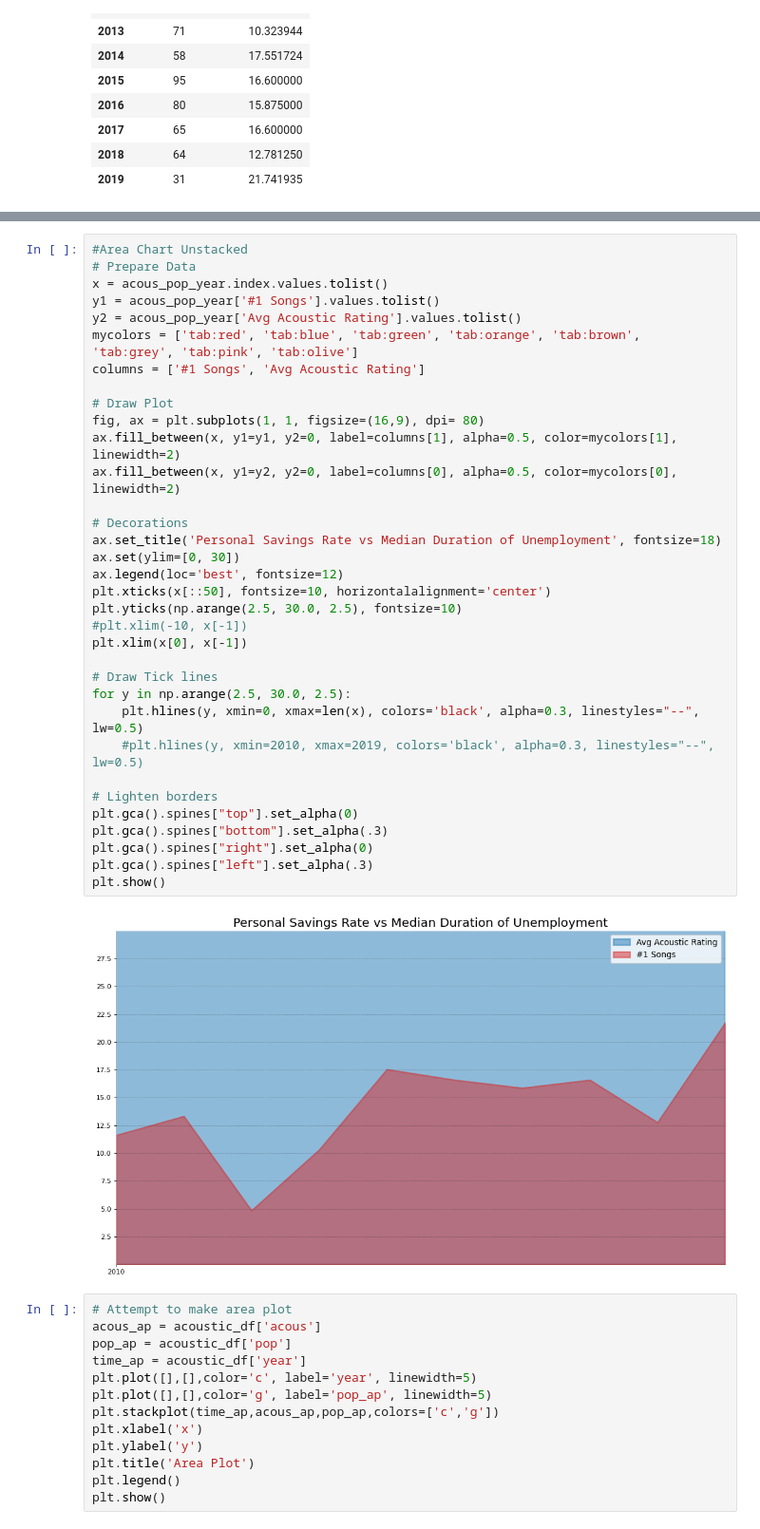
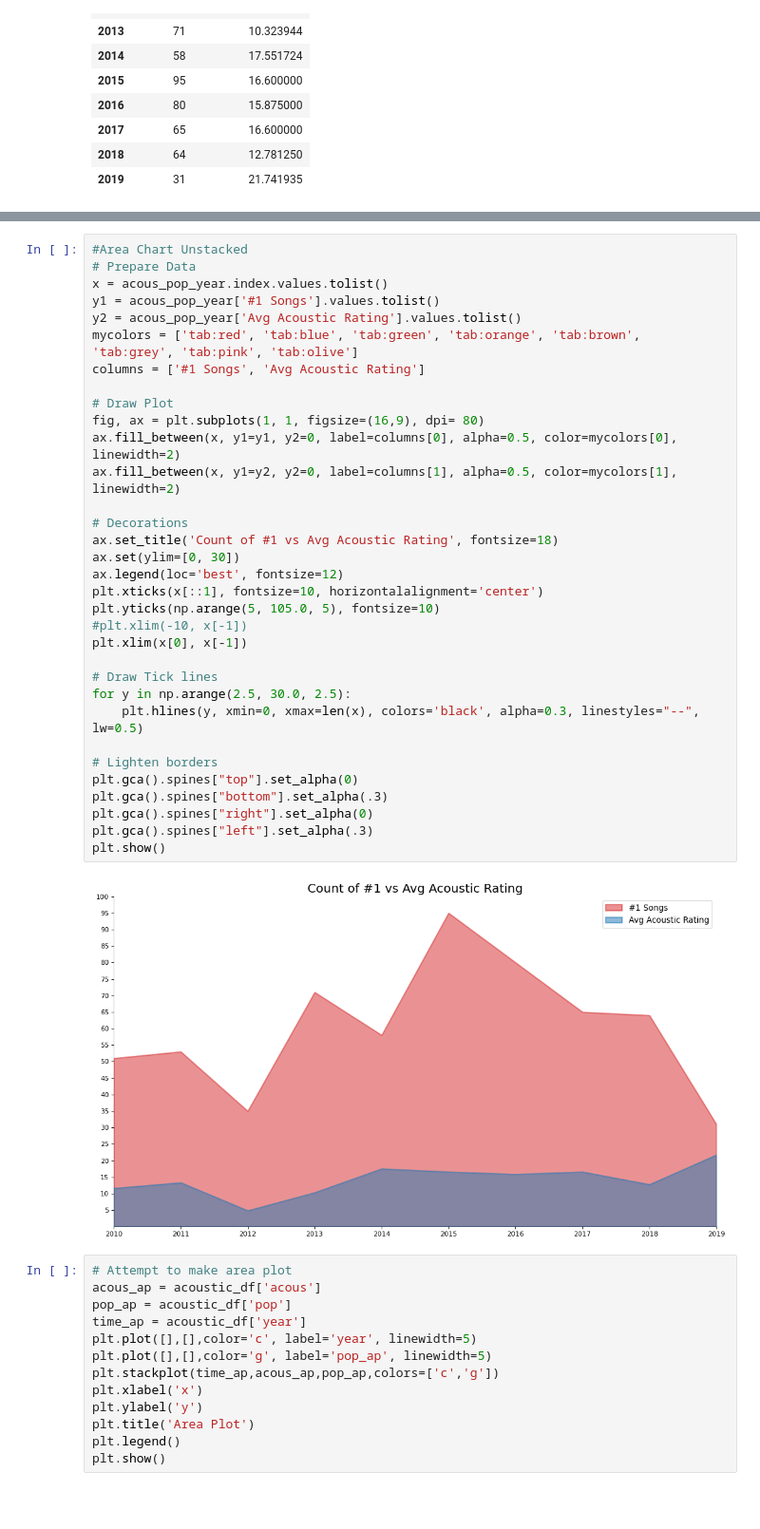
Before and after one commit to Boyder3113/Project_1, a Jupyter notebook: acoustic_data.ipynb, the cells around one changed output, grey strips where cells are left out. Shown: that part at 95% size. Drawn from its saved outputs; the diff is of its cells as text; blank space fills up the shorter version.

Commit message:
adjust graph settings

```diff
--- a/acoustic_data.ipynb
+++ b/acoustic_data.ipynb
@@ -106,39 +106,38 @@ Text(0.5, 0, 'Year')
 # %%
 #Area Chart Unstacked
 # Prepare Data
 x = acous_pop_year.index.values.tolist()
 y1 = acous_pop_year['#1 Songs'].values.tolist()
 y2 = acous_pop_year['Avg Acoustic Rating'].values.tolist()
 mycolors = ['tab:red', 'tab:blue', 'tab:green', 'tab:orange', 'tab:brown', 'tab:grey', 'tab:pink', 'tab:olive']
 columns = ['#1 Songs', 'Avg Acoustic Rating']
 
 # Draw Plot
 fig, ax = plt.subplots(1, 1, figsize=(16,9), dpi= 80)
-ax.fill_between(x, y1=y1, y2=0, label=columns[1], alpha=0.5, color=mycolors[1], linewidth=2)
-ax.fill_between(x, y1=y2, y2=0, label=columns[0], alpha=0.5, color=mycolors[0], linewidth=2)
+ax.fill_between(x, y1=y1, y2=0, label=columns[0], alpha=0.5, color=mycolors[0], linewidth=2)
+ax.fill_between(x, y1=y2, y2=0, label=columns[1], alpha=0.5, color=mycolors[1], linewidth=2)
 
 # Decorations
-ax.set_title('Personal Savings Rate vs Median Duration of Unemployment', fontsize=18)
+ax.set_title('Count of #1 vs Avg Acoustic Rating', fontsize=18)
 ax.set(ylim=[0, 30])
 ax.legend(loc='best', fontsize=12)
-plt.xticks(x[::50], fontsize=10, horizontalalignment='center')
-plt.yticks(np.arange(2.5, 30.0, 2.5), fontsize=10)
+plt.xticks(x[::1], fontsize=10, horizontalalignment='center')
+plt.yticks(np.arange(5, 105.0, 5), fontsize=10)
 #plt.xlim(-10, x[-1])
 plt.xlim(x[0], x[-1])
 
 # Draw Tick lines
 for y in np.arange(2.5, 30.0, 2.5):
     plt.hlines(y, xmin=0, xmax=len(x), colors='black', alpha=0.3, linestyles="--", lw=0.5)
-    #plt.hlines(y, xmin=2010, xmax=2019, colors='black', alpha=0.3, linestyles="--", lw=0.5)
 
 # Lighten borders
 plt.gca().spines["top"].set_alpha(0)
 plt.gca().spines["bottom"].set_alpha(.3)
 plt.gca().spines["right"].set_alpha(0)
 plt.gca().spines["left"].set_alpha(.3)
 plt.show()
 # %% [output]
-[figure, old version]
+[figure, new version]
 # %%
 # Attempt to make area plot
 acous_ap = acoustic_df['acous']
```
Also changed, not shown: parts of 1 cell of this notebook.
